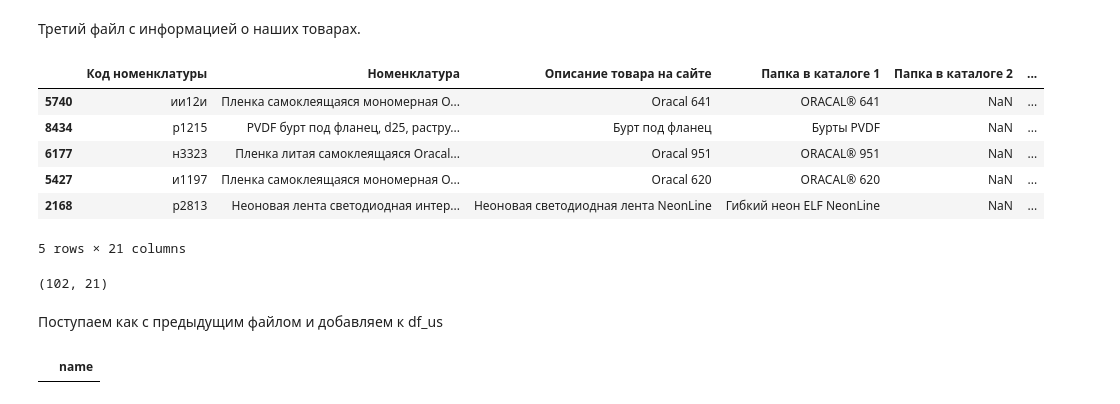
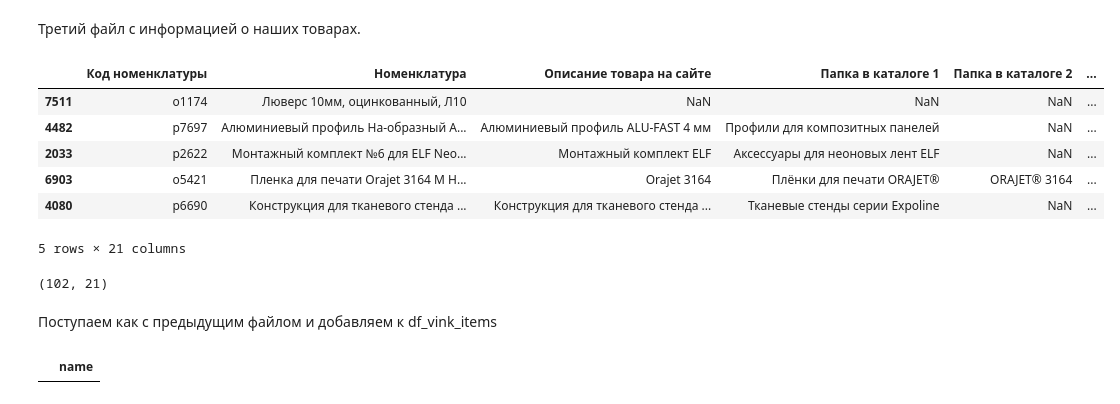
Before and after one commit to andreyevgenevichderbishev/vink_project, a Jupyter notebook: Matching.ipynb, the cells around one changed output. Saved outputs shown, nothing was run; the diff lists cells and outputs as text; code cells hidden in the pictures.

```diff
--- a/Matching.ipynb
+++ b/Matching.ipynb
@@ -488,15 +456,15 @@ df_us.shape
 # %% [markdown]
 Третий файл с информацией о наших товарах.
 # %%
-df_us3 = pd.read_excel(DIR+"Наши товары  с категорями.xls")
+df_vink_items3 = pd.read_excel(DIR+"Наши товары  с категорями.xls")
 # %%
-df_us3.sample(5)
+df_vink_items3.sample(5)
 # %% [output]
 |  | Код номенклатуры | Номенклатура | Описание товара на сайте | Папка в каталоге 1 | Папка в каталоге 2 | ... |
-| 5740 | ии12и | Пленка самоклеящаяся мономерная O... | Oracal 641 | ORACAL® 641 | NaN | ... |
-| 8434 | р1215 | PVDF бурт под фланец, d25, растру... | Бурт под фланец | Бурты PVDF | NaN | ... |
-| 6177 | н3323 | Пленка литая самоклеящаяся Oracal... | Oracal 951 | ORACAL® 951 | NaN | ... |
-| 5427 | и1197 | Пленка самоклеящаяся мономерная O... | Oracal 620 | ORACAL® 620 | NaN | ... |
-| 2168 | р2813 | Неоновая лента светодиодная интер... | Неоновая светодиодная лента NeonLine | Гибкий неон ELF NeonLine | NaN | ... |
+| 7511 | о1174 | Люверс 10мм, оцинкованный, Л10 | NaN | NaN | NaN | ... |
+| 4482 | р7697 | Алюминиевый профиль Нa-образный A... | Алюминиевый профиль ALU-FAST 4 мм | Профили для композитных панелей | NaN | ... |
+| 2033 | р2622 | Монтажный комплект №6 для ELF Neo... | Монтажный комплект ELF | Аксессуары для неоновых лент ELF | NaN | ... |
+| 6903 | о5421 | Пленка для печати Orajet 3164 М Н... | Orajet 3164 | Плёнки для печати ORAJET® | ORAJET® 3164 | ... |
+| 4080 | р6690 | Конструкция для тканевого стенда ... | Конструкция для тканевого стенда ... | Тканевые стенды серии Expoline | NaN | ... |
 5 rows × 21 columns
 # %%
@@ -505,5 +473,5 @@ df_us_delta2.shape
 # %% [output]
 (102, 21)
 # %% [markdown]
-Поступаем как с предыдущим файлом и добавляем к df_us
+Поступаем как с предыдущим файлом и добавляем к df_vink_items
 # %%
```
Also changed, not shown: parts of 38 cells of this notebook, 3 other files.
